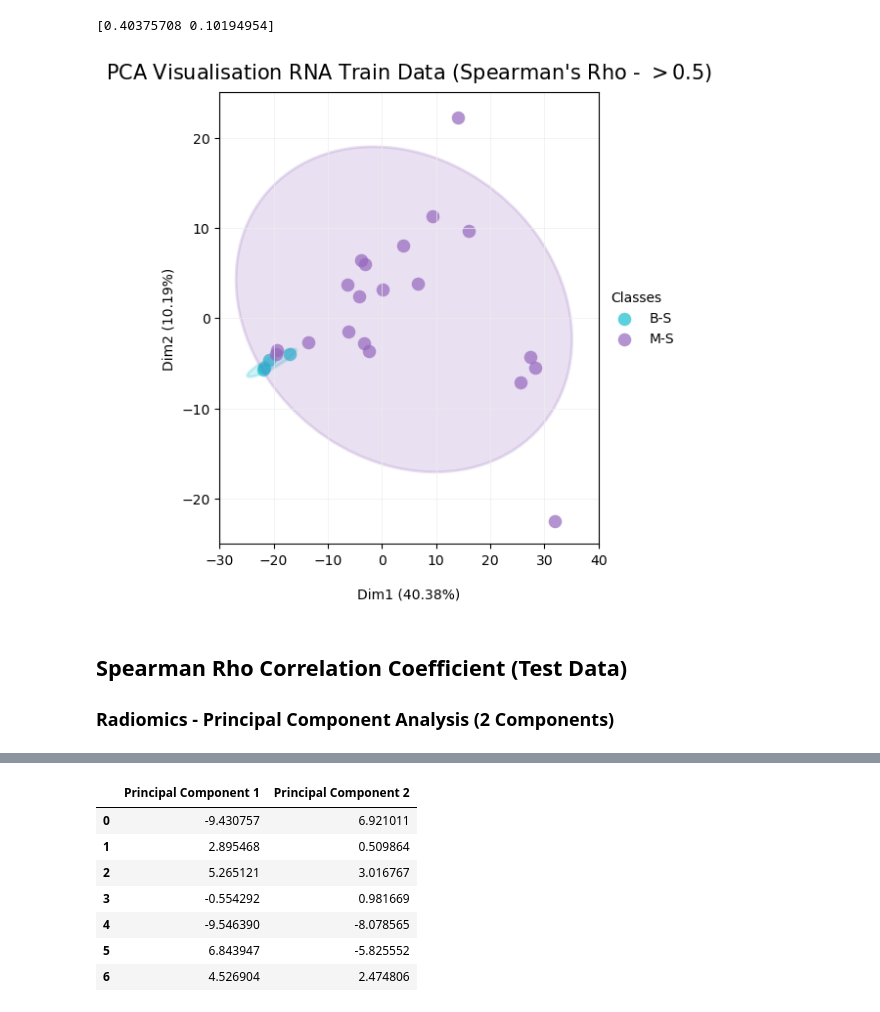
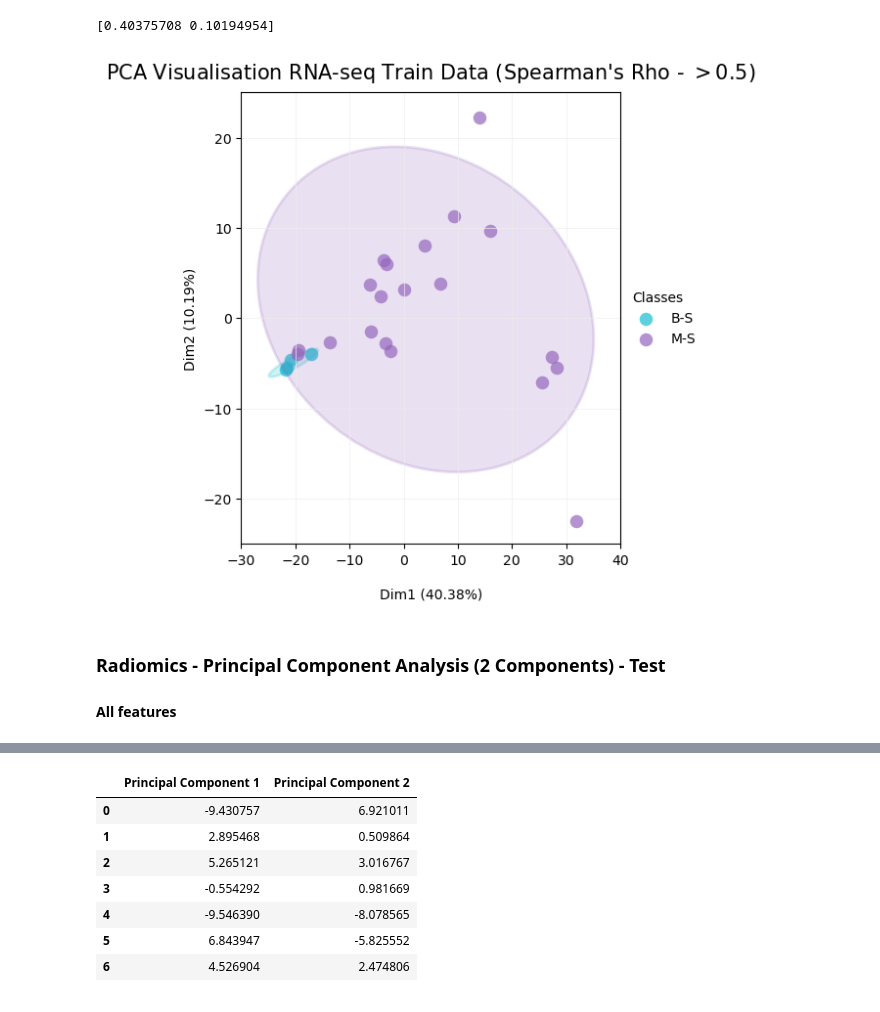
Before and after one commit to KristoferLintonReid/ultrasound-contrastivemodels, a Jupyter notebook: notebooks/plots_original.ipynb, the cells around one changed output, grey strips where cells are left out. Cells and saved outputs as stored; diff of their text form; code cells hidden in the pictures.

```diff
--- a/notebooks/plots_original.ipynb
+++ b/notebooks/plots_original.ipynb
@@ -1078,39 +1078,39 @@ for target, colour in zip(targets, colours):
     cov = np.cov(xdata, ydata)
     vals, vecs = eigsorted(cov)
     theta = np.degrees(np.arctan2(*vecs[:,0][::-1]))
     w, h = 2 * 2 * np.sqrt(vals)
 
     # Create the ellipse
     ell = Ellipse(xy=(np.mean(xdata), np.mean(ydata)),
                   width=w, height=h,
                   angle=theta,
                   color=colour, linewidth=2, alpha=0.2)
 
     ell.set_facecolor(colour) # reference the colour for each factor (defined by lab)
     ax.add_artist(ell)
     ax.scatter(xdata, ydata,
                label=target, # use labels provided above
                c=colour, # use colors provided above
                lw=0, #remove the outer line of each point
                alpha=0.7, # increase transparency of points
                s=95) # increase the size of points
 
  # Add labels showing percentage of the variance explained
-ax.set_title("PCA Visualisation RNA Train Data (Spearman's Rho - $ > 0.5$)", fontsize = 15, pad=10)
+ax.set_title("PCA Visualisation RNA-seq Train Data (Spearman's Rho - $ > 0.5$)", fontsize = 15, pad=10)
 ax.set_xlabel('Dim1 ({:.2f}%)'.format(rna_pca.explained_variance_ratio_[0]*100), fontsize=10, labelpad=15)
 ax.set_xlim(-30,40)
 ax.set_ylabel('Dim2 ({:.2f}%)'.format(rna_pca.explained_variance_ratio_[1]*100), fontsize=10)
 ax.set_ylim(-25,25)
 ax.grid(which="major", color="#EEEEEE", linewidth=0.5)
 
 plt.legend(bbox_to_anchor=(1, 0.5), loc="center left", frameon=False, title="Classes", alignment="left")
 plt.show()
 # %% [output]
-[figure, old version]
+[figure, new version]
 # %% [markdown]
-## Spearman Rho Correlation Coefficient (Test Data)
+### Radiomics - Principal Component Analysis (2 Components) - Test
 
-### Radiomics - Principal Component Analysis (2 Components)
+#### All features
 # %%
 # Scale radiomics sample counts
 scaler = StandardScaler()
```
Also changed, not shown: parts of 26 cells of this notebook, 1 other file.
